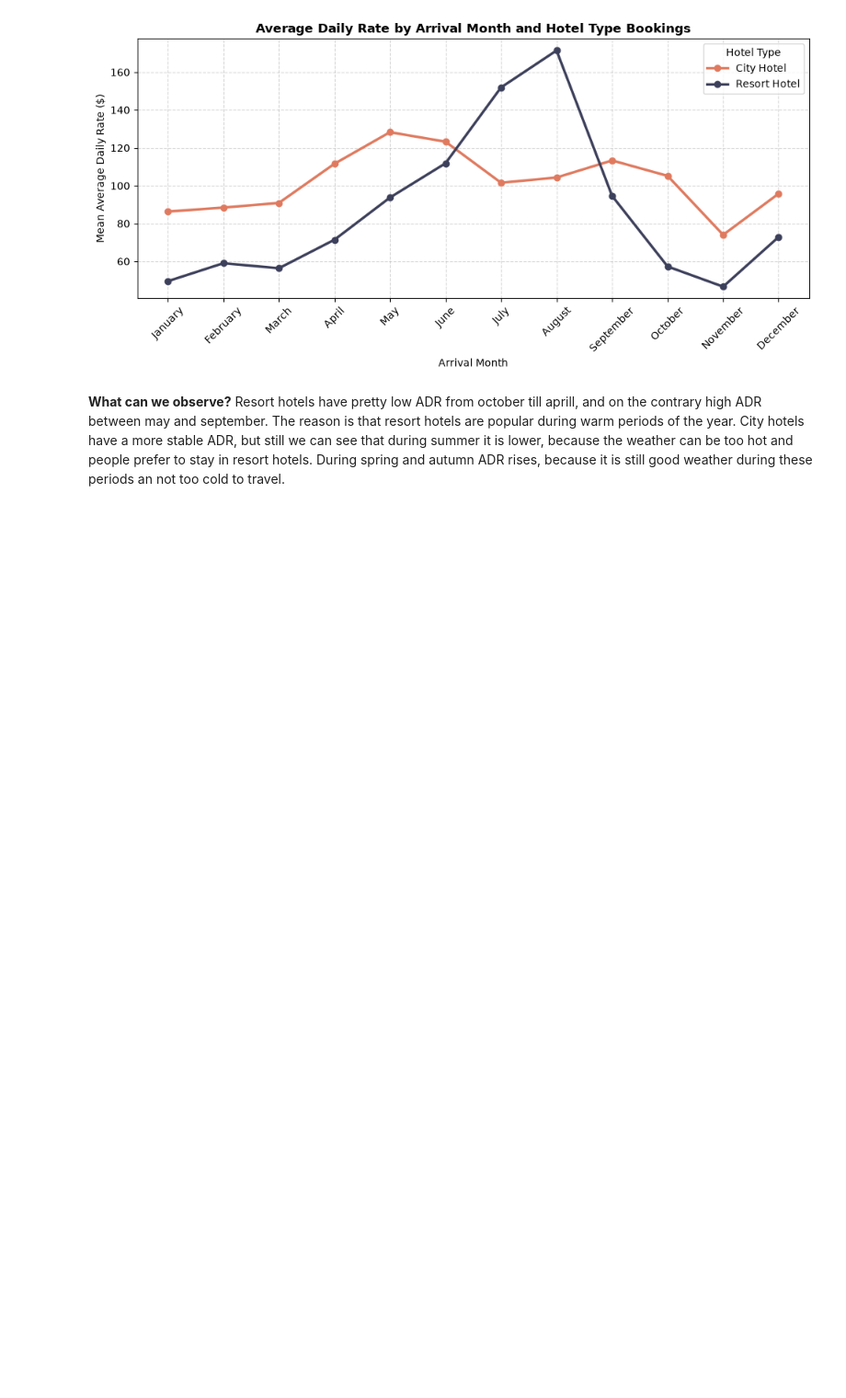
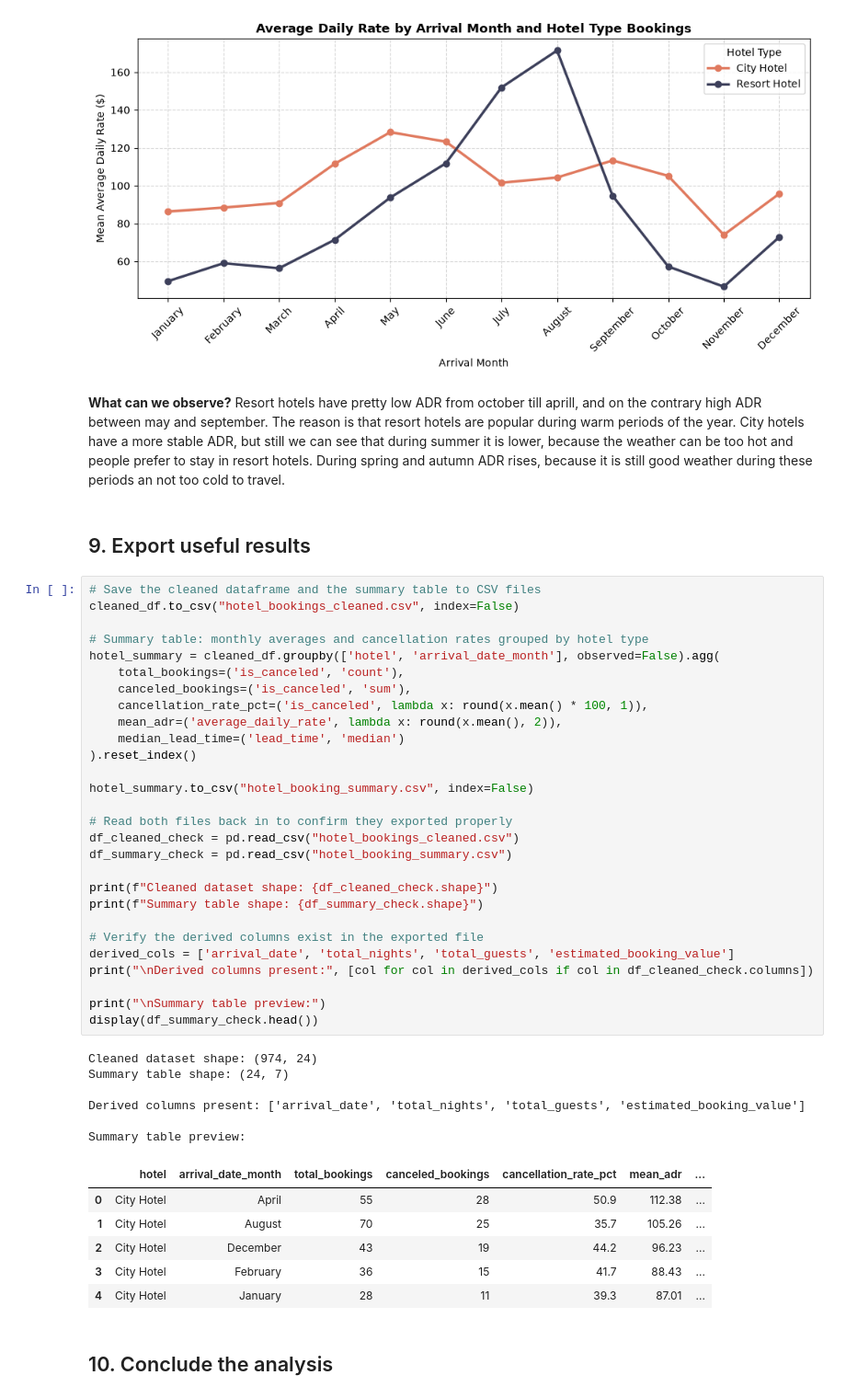
Before and after one commit to ElSnuso/Hotel-Booking-Data-Analysis, a Jupyter notebook: project.ipynb, the cells around one changed output. Shown at 92% size. Drawn from its saved outputs; the diff is of its cells as text; blank space fills up the shorter version.

Commit message:
Add files via upload
Update notebook analysis

```diff
--- a/project.ipynb
+++ b/project.ipynb
@@ -608,3 +608,48 @@ plt.show()
 # %% [markdown]
 **What can we observe?**
 Resort hotels have pretty low ADR from october till aprill, and on the contrary high ADR between may and september. The reason is that resort hotels are popular during warm periods of the year. City hotels have a more stable ADR, but still we can see that during summer it is lower, because the weather can be too hot and people prefer to stay in resort hotels. During spring and autumn ADR rises, because it is still good weather during these periods an not too cold to travel.
+# %% [markdown]
+## 9. Export useful results
+# %%
+# Save the cleaned dataframe and the summary table to CSV files
+cleaned_df.to_csv("hotel_bookings_cleaned.csv", index=False)
+
+# Summary table: monthly averages and cancellation rates grouped by hotel type
+hotel_summary = cleaned_df.groupby(['hotel', 'arrival_date_month'], observed=False).agg(
+    total_bookings=('is_canceled', 'count'),
+    canceled_bookings=('is_canceled', 'sum'),
+    cancellation_rate_pct=('is_canceled', lambda x: round(x.mean() * 100, 1)),
+    mean_adr=('average_daily_rate', lambda x: round(x.mean(), 2)),
+    median_lead_time=('lead_time', 'median')
+).reset_index()
+
+hotel_summary.to_csv("hotel_booking_summary.csv", index=False)
+
+# Read both files back in to confirm they exported properly
+df_cleaned_check = pd.read_csv("hotel_bookings_cleaned.csv")
+df_summary_check = pd.read_csv("hotel_booking_summary.csv")
+
+print(f"Cleaned dataset shape: {df_cleaned_check.shape}")
+print(f"Summary table shape: {df_summary_check.shape}")
+
+# Verify the derived columns exist in the exported file
+derived_cols = ['arrival_date', 'total_nights', 'total_guests', 'estimated_booking_value']
+print("\nDerived columns present:", [col for col in derived_cols if col in df_cleaned_check.columns])
+
+print("\nSummary table preview:")
+display(df_summary_check.head())
+# %% [output]
+Cleaned dataset shape: (974, 24)
+Summary table shape: (24, 7)
+
+Derived columns present: ['arrival_date', 'total_nights', 'total_guests', 'estimated_booking_value']
+
+Summary table preview:
+|  | hotel | arrival_date_month | total_bookings | canceled_bookings | cancellation_rate_pct | mean_adr | ... |
+| 0 | City Hotel | April | 55 | 28 | 50.9 | 112.38 | ... |
+| 1 | City Hotel | August | 70 | 25 | 35.7 | 105.26 | ... |
+| 2 | City Hotel | December | 43 | 19 | 44.2 | 96.23 | ... |
+| 3 | City Hotel | February | 36 | 15 | 41.7 | 88.43 | ... |
+| 4 | City Hotel | January | 28 | 11 | 39.3 | 87.01 | ... |
+# %% [markdown]
+## 10. Conclude the analysis
```
Also changed, not shown: parts of 3 cells of this notebook.
